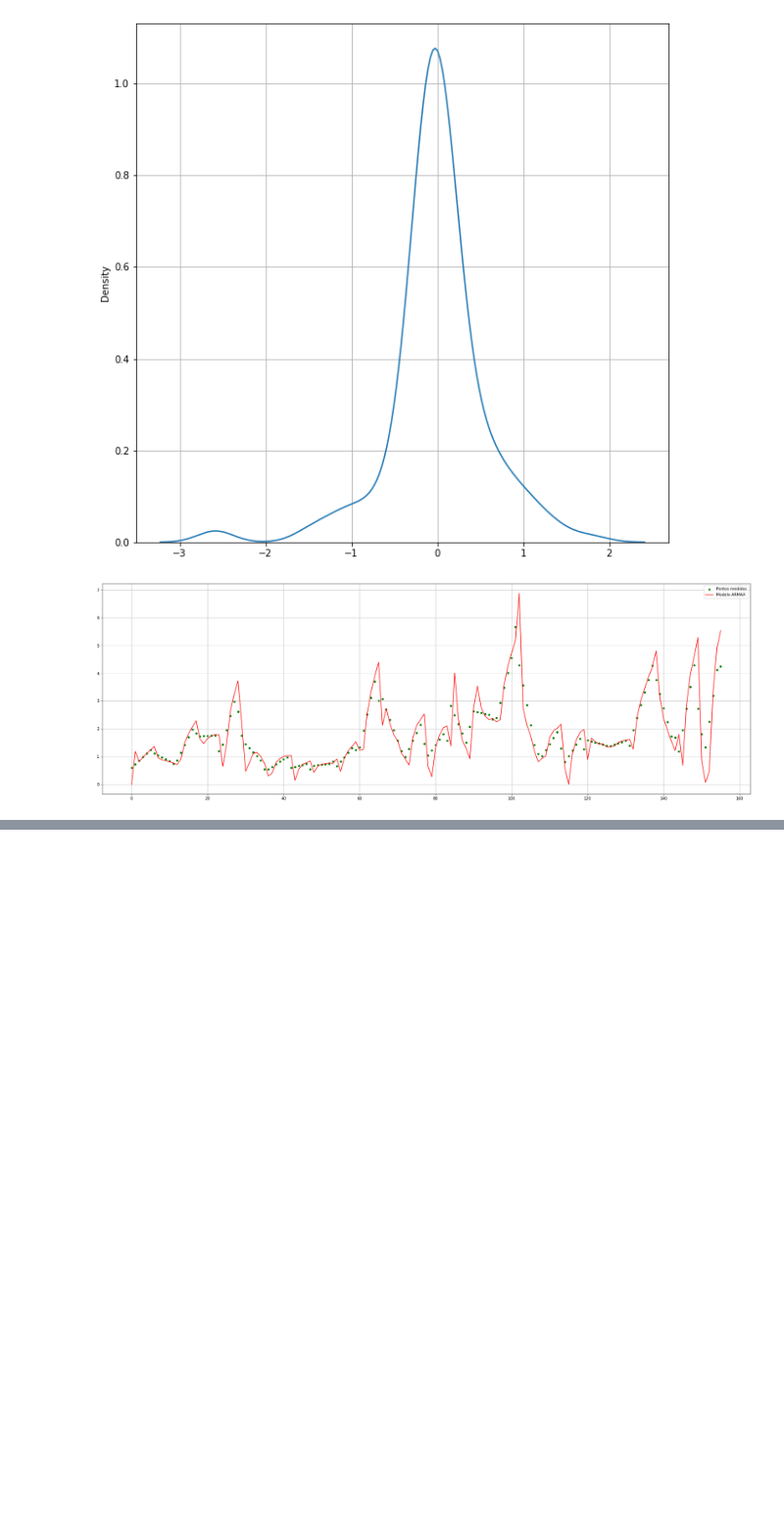
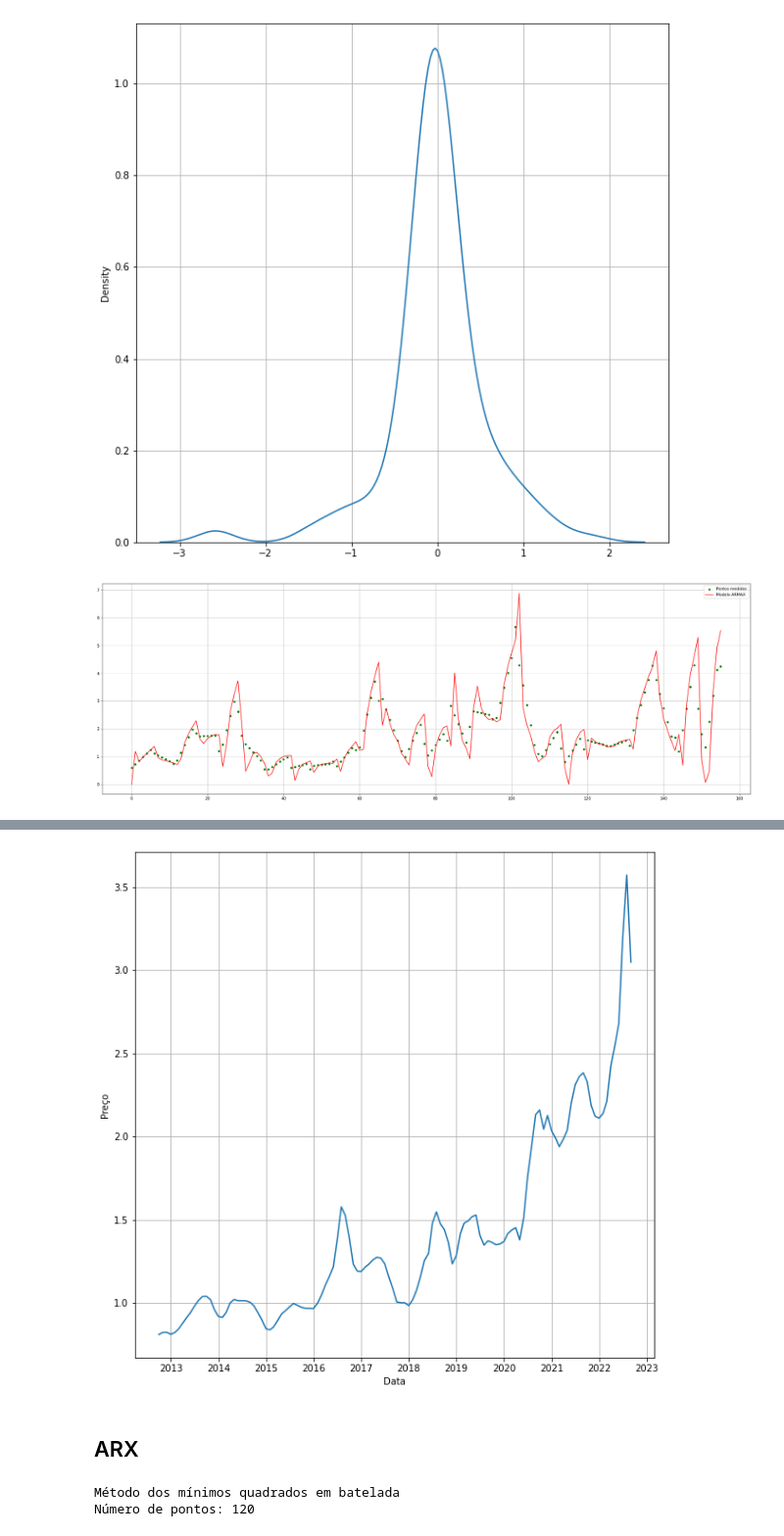
Before and after one commit to CaioMizerkowski/mestrado, a Jupyter notebook: EELT7016/trabalho_01.ipynb, the cells around one changed output, grey strips where cells are left out. Shown at 98% size. Cells and saved outputs as stored; diff of their text form; code cells hidden in the pictures; blank space fills up the shorter version.

Commit message:
✨: Modelo ARX e ARMAX adicionados para os dados do leite made by Caio Mizerkowski for college

```diff
--- a/EELT7016/trabalho_01.ipynb
+++ b/EELT7016/trabalho_01.ipynb
@@ -245,0 +230,12 @@ df_leite
+# %%
+df_leite = df_leite.select([pl.col('Data'), pl.col('Preço líquido médio').alias('Preço')])
+# %%
+plt.figure(figsize=(10,10))
+sns.lineplot(data=df_leite.to_pandas(), x='Data', y='Preço')
+plt.grid()
+plt.show()
+plt.close()
+# %% [output]
+[figure, added]
+# %% [markdown]
+## ARX
@@ -245,0 +245,12 @@ df_leite
+# %%
+print('Método dos mínimos quadrados em batelada')
+u = data[:,0] # Como os dados são sequênciais, é gerado uma sequência de números
+y = data[:,1] # Salva os dados de saídas
+
+u = u/u.std()
+y = y/y.std()
+
+print(f'Número de pontos: {u.size}')
+# %% [output]
+Método dos mínimos quadrados em batelada
+Número de pontos: 120
```
Also changed, not shown: parts of 17 cells of this notebook.
